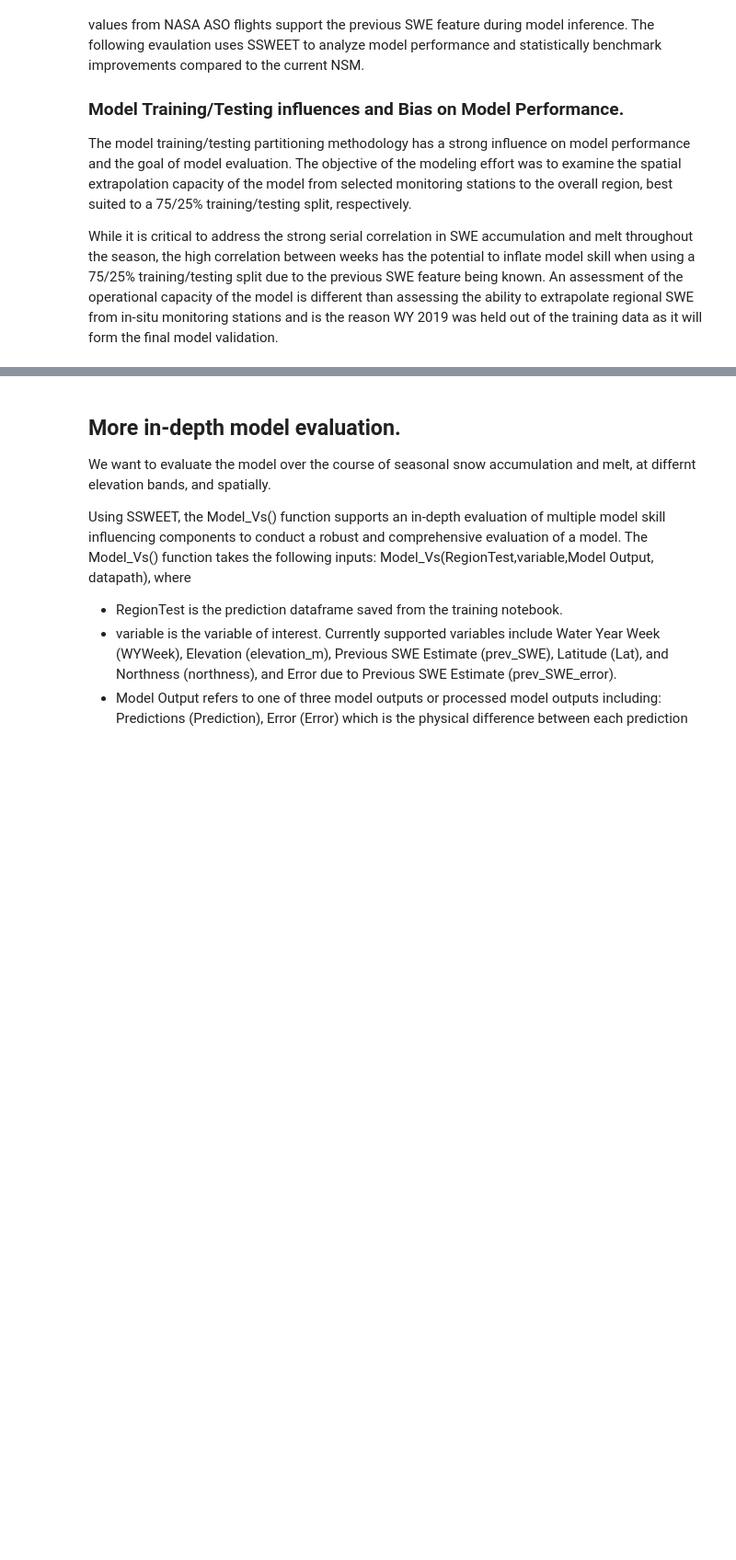
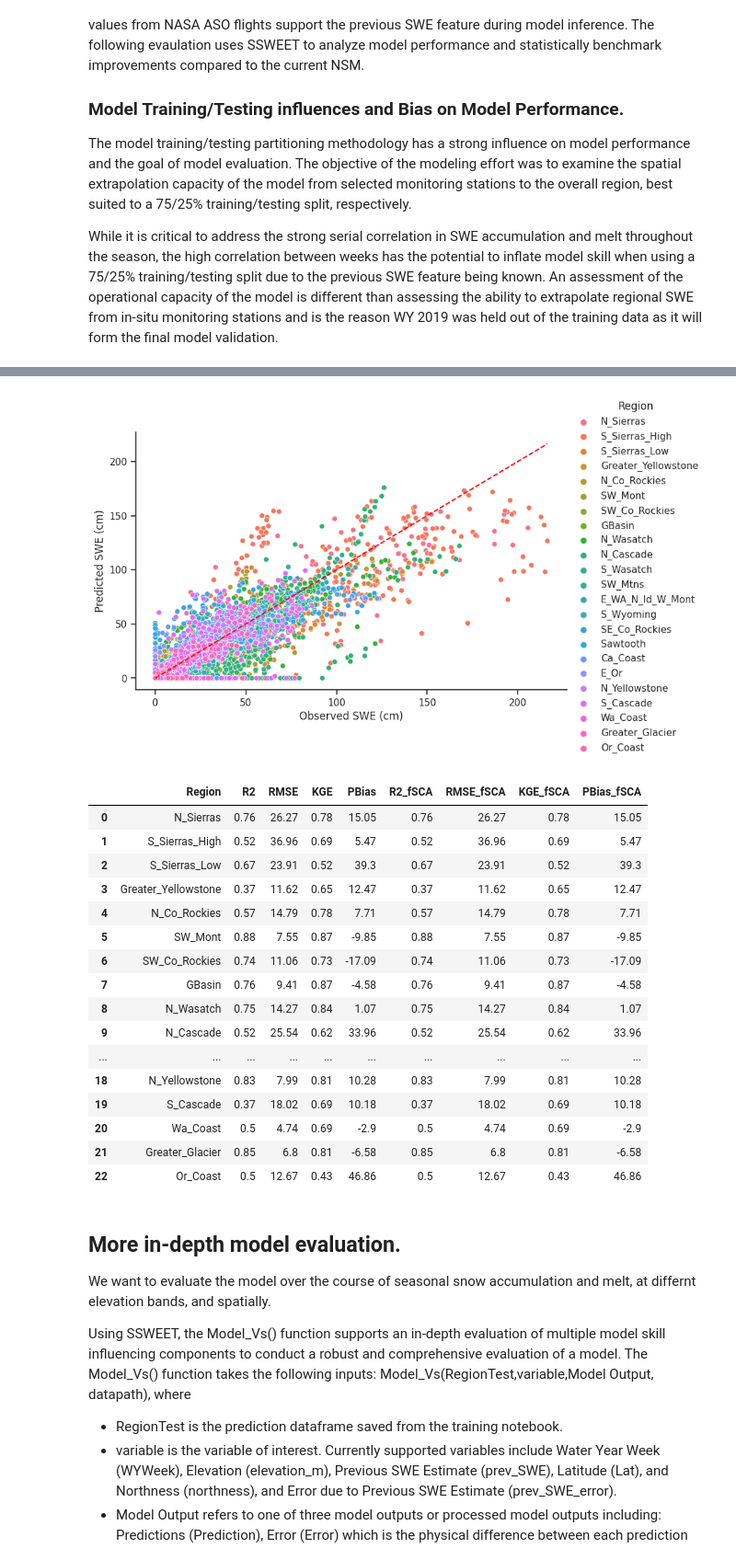
Before and after one commit to whitelightning450/SWEML, a Jupyter notebook: Model/Neural_Network/Hindcast_Evaluation.ipynb, the cells around one changed output, grey strips where cells are left out. Shown at 92% size. Drawn from its saved outputs; the diff is of its cells as text; code cells hidden in the pictures; blank space fills up the shorter version.

```diff
--- a/Model/Neural_Network/Hindcast_Evaluation.ipynb
+++ b/Model/Neural_Network/Hindcast_Evaluation.ipynb
@@ -112,3 +113,26 @@ Performance
+# %%
+#weekly
+Performance = SSWEET.parityplot(EvalDF)
+Performance
+# %% [output]
+[figure, added]
+|  | Region | R2 | RMSE | KGE | PBias | R2_fSCA | RMSE_fSCA | KGE_fSCA | PBias_fSCA |
+| 0 | N_Sierras | 0.76 | 26.27 | 0.78 | 15.05 | 0.76 | 26.27 | 0.78 | 15.05 |
+| 1 | S_Sierras_High | 0.52 | 36.96 | 0.69 | 5.47 | 0.52 | 36.96 | 0.69 | 5.47 |
+| 2 | S_Sierras_Low | 0.67 | 23.91 | 0.52 | 39.3 | 0.67 | 23.91 | 0.52 | 39.3 |
+| 3 | Greater_Yellowstone | 0.37 | 11.62 | 0.65 | 12.47 | 0.37 | 11.62 | 0.65 | 12.47 |
+| 4 | N_Co_Rockies | 0.57 | 14.79 | 0.78 | 7.71 | 0.57 | 14.79 | 0.78 | 7.71 |
+| 5 | SW_Mont | 0.88 | 7.55 | 0.87 | -9.85 | 0.88 | 7.55 | 0.87 | -9.85 |
+| 6 | SW_Co_Rockies | 0.74 | 11.06 | 0.73 | -17.09 | 0.74 | 11.06 | 0.73 | -17.09 |
+| 7 | GBasin | 0.76 | 9.41 | 0.87 | -4.58 | 0.76 | 9.41 | 0.87 | -4.58 |
+| 8 | N_Wasatch | 0.75 | 14.27 | 0.84 | 1.07 | 0.75 | 14.27 | 0.84 | 1.07 |
+| 9 | N_Cascade | 0.52 | 25.54 | 0.62 | 33.96 | 0.52 | 25.54 | 0.62 | 33.96 |
+| ... | ... | ... | ... | ... | ... | ... | ... | ... | ... |
+| 18 | N_Yellowstone | 0.83 | 7.99 | 0.81 | 10.28 | 0.83 | 7.99 | 0.81 | 10.28 |
+| 19 | S_Cascade | 0.37 | 18.02 | 0.69 | 10.18 | 0.37 | 18.02 | 0.69 | 10.18 |
+| 20 | Wa_Coast | 0.5 | 4.74 | 0.69 | -2.9 | 0.5 | 4.74 | 0.69 | -2.9 |
+| 21 | Greater_Glacier | 0.85 | 6.8 | 0.81 | -6.58 | 0.85 | 6.8 | 0.81 | -6.58 |
+| 22 | Or_Coast | 0.5 | 12.67 | 0.43 | 46.86 | 0.5 | 12.67 | 0.43 | 46.86 |
 # %% [markdown]
 
 ## More in-depth model evaluation.
```
Also changed, not shown: parts of 5 cells of this notebook, 7 other files.
